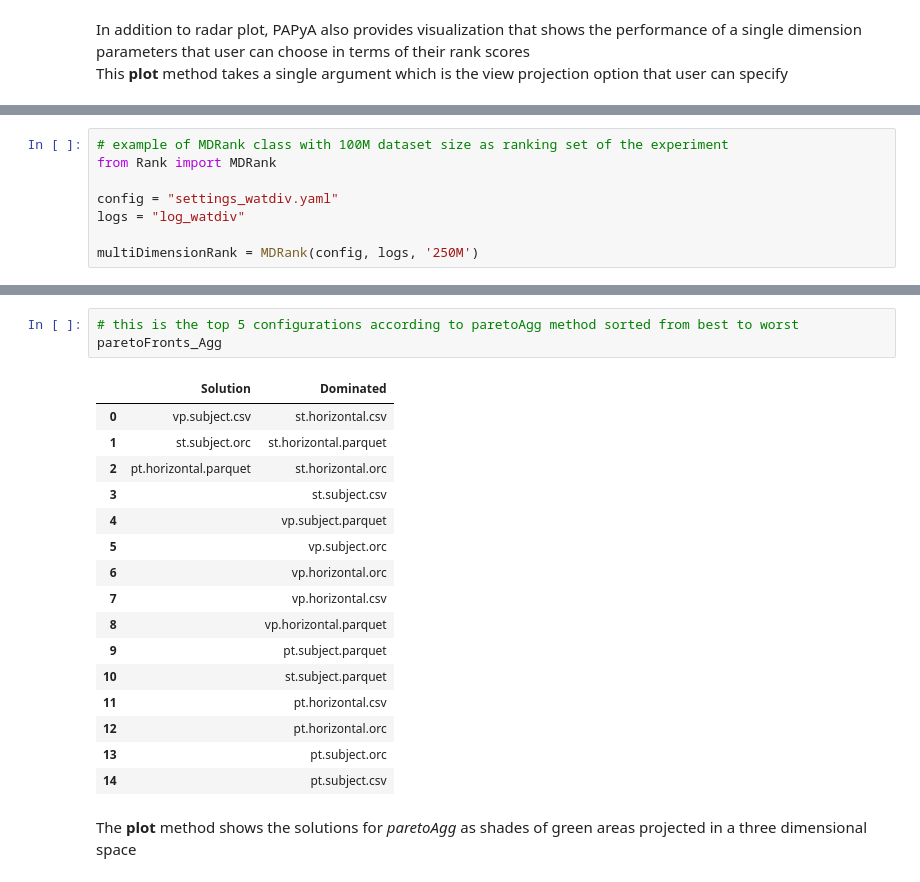
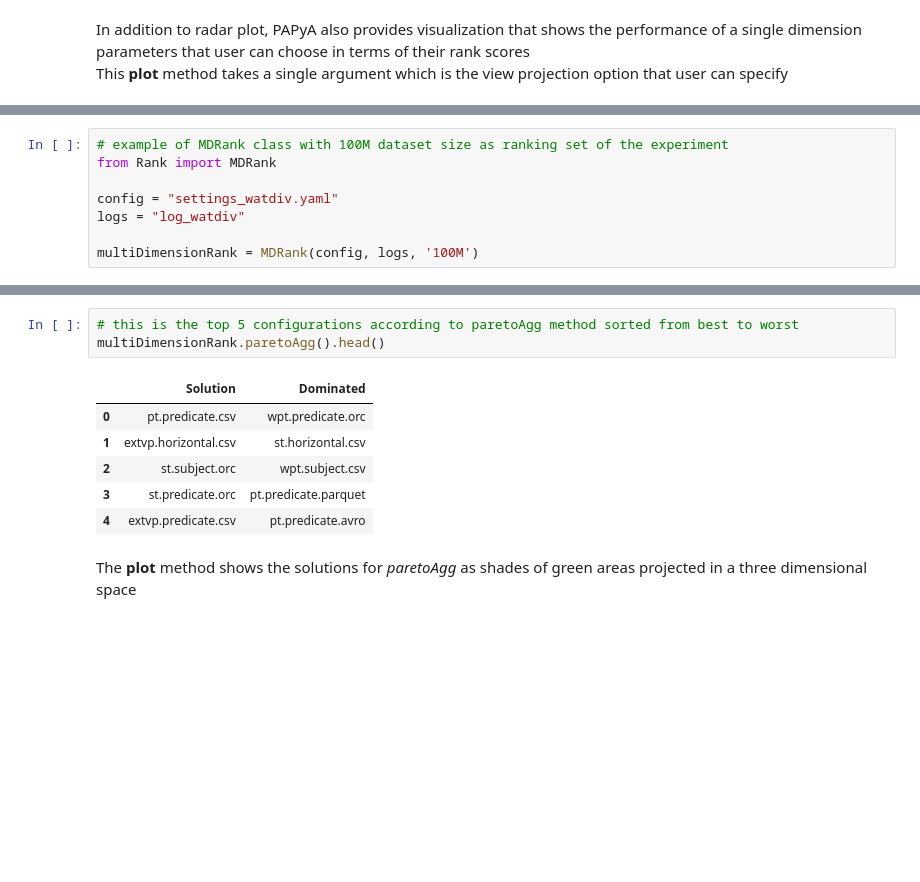
Before and after one commit to DataSystemsGroupUT/PAPyA, a Jupyter notebook: UI Module_Development/BenchRanker copy.ipynb, the cells around one changed output, grey strips where cells are left out. Saved outputs shown, nothing was run; the diff lists cells and outputs as text; blank space fills up the shorter version.

```diff
--- a/UI Module_Development/BenchRanker copy.ipynb
+++ b/UI Module_Development/BenchRanker copy.ipynb
@@ -205,4 +87,4 @@ from Rank import MDRank
 config = "settings_watdiv.yaml"
 logs = "log_watdiv"
 
-multiDimensionRank = MDRank(config, logs, '250M')
+multiDimensionRank = MDRank(config, logs, '100M')
@@ -233,23 +101,13 @@ paretoFronts_Q
 # %%
 # this is the top 5 configurations according to paretoAgg method sorted from best to worst
-paretoFronts_Agg
+multiDimensionRank.paretoAgg().head()
 # %% [output]
 |  | Solution | Dominated |
-| 0 | vp.subject.csv | st.horizontal.csv |
-| 1 | st.subject.orc | st.horizontal.parquet |
-| 2 | pt.horizontal.parquet | st.horizontal.orc |
-| 3 |  | st.subject.csv |
-| 4 |  | vp.subject.parquet |
-| 5 |  | vp.subject.orc |
-| 6 |  | vp.horizontal.orc |
-| 7 |  | vp.horizontal.csv |
-| 8 |  | vp.horizontal.parquet |
-| 9 |  | pt.subject.parquet |
-| 10 |  | st.subject.parquet |
-| 11 |  | pt.horizontal.csv |
-| 12 |  | pt.horizontal.orc |
-| 13 |  | pt.subject.orc |
-| 14 |  | pt.subject.csv |
+| 0 | pt.predicate.csv | wpt.predicate.orc |
+| 1 | extvp.horizontal.csv | st.horizontal.csv |
+| 2 | st.subject.orc | wpt.subject.csv |
+| 3 | st.predicate.orc | pt.predicate.parquet |
+| 4 | extvp.predicate.csv | pt.predicate.avro |
 # %% [markdown]
 The <b>plot</b> method shows the solutions for _paretoAgg_ as shades of green areas projected in a three dimensional space
 # %%
```
Also changed, not shown: parts of 67 cells of this notebook, 41 other files.
